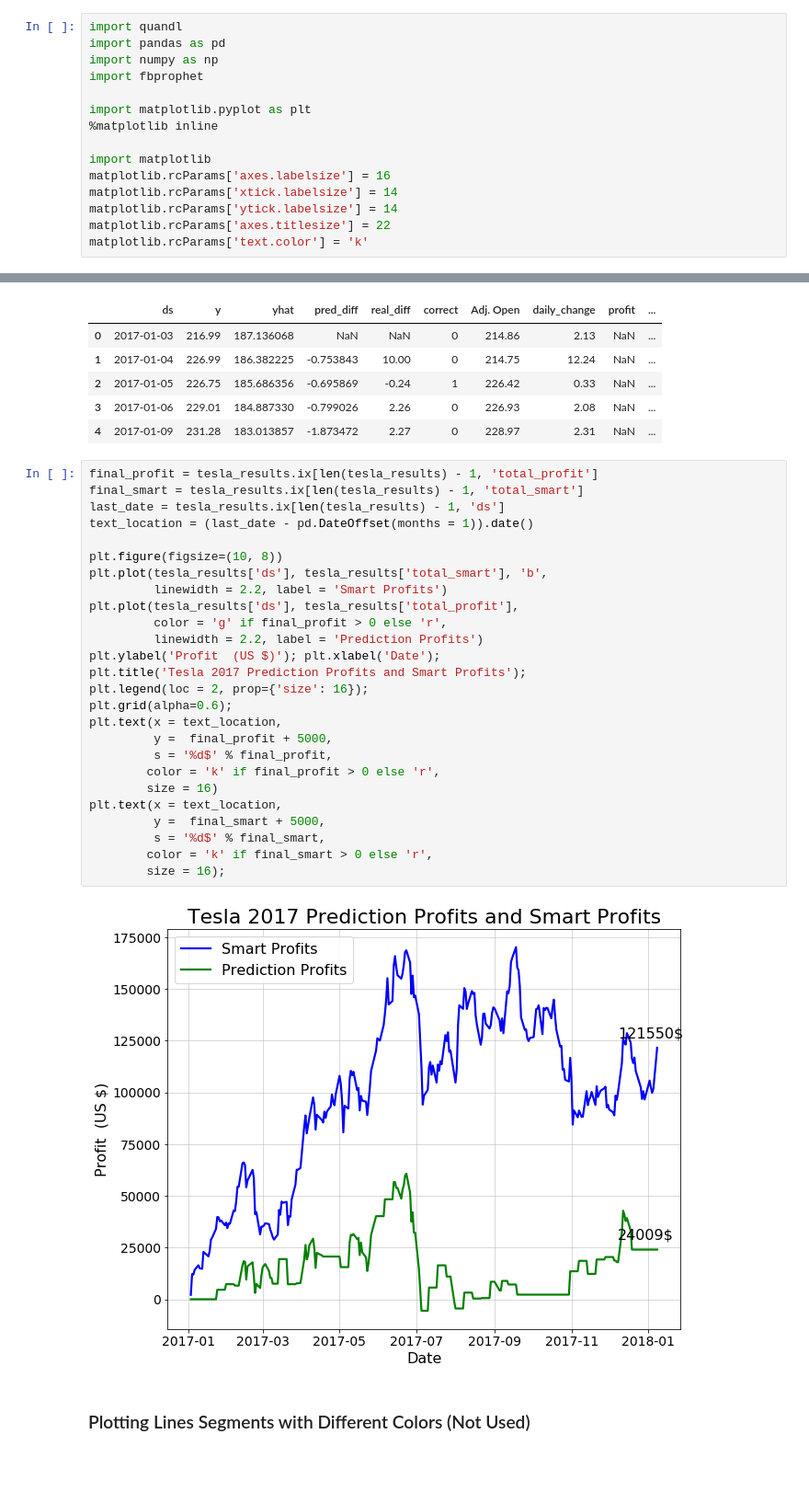
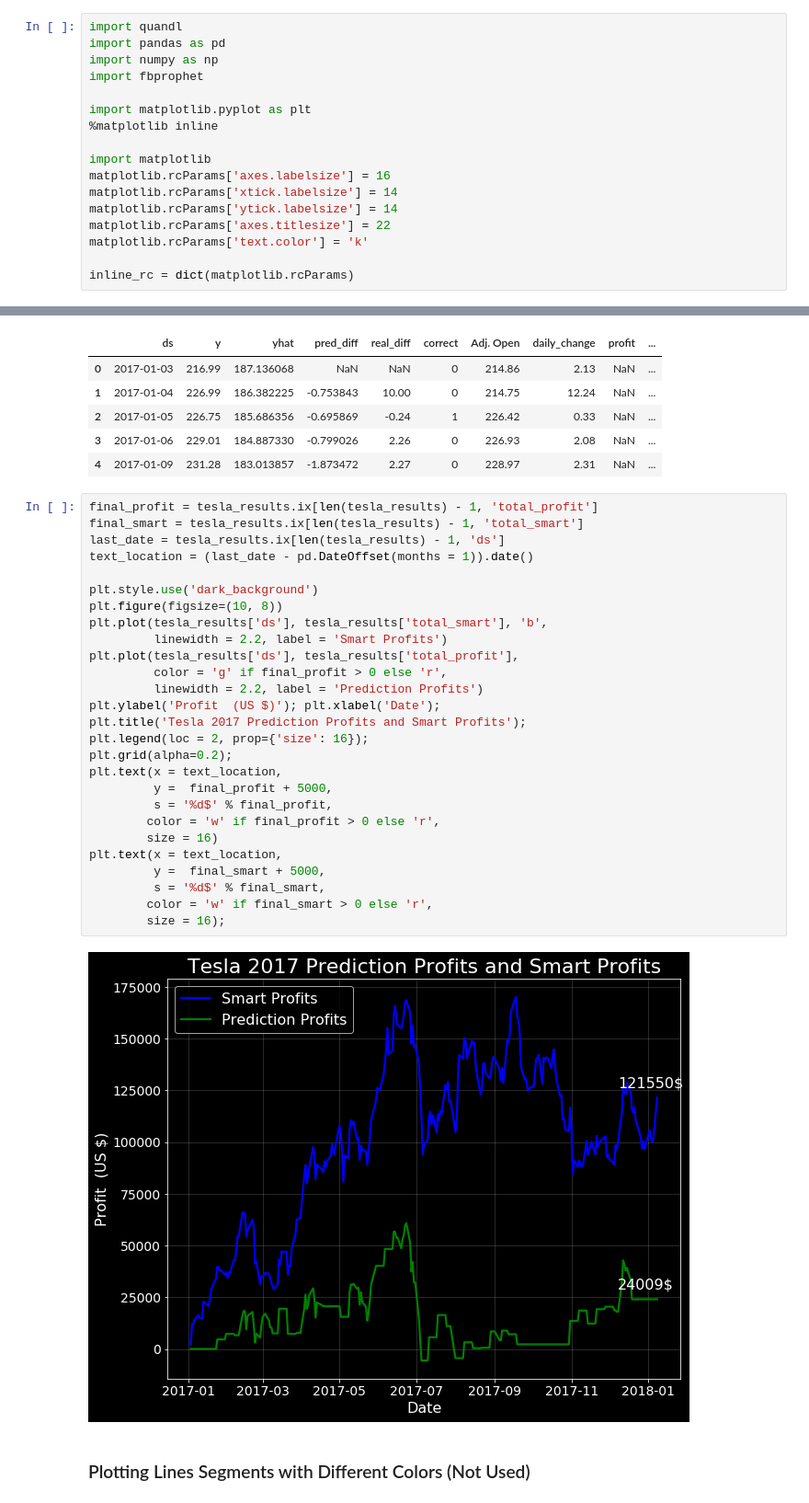
Before and after one commit to WillKoehrsen/Data-Analysis, a Jupyter notebook: additive_models/Stock Prediction with Additive Models.ipynb, the cells around one changed output, grey strips where cells are left out. Shown at 92% size. Saved outputs shown, nothing was run; the diff lists cells and outputs as text; blank space fills up the shorter version.

```diff
--- a/additive_models/Stock Prediction with Additive Models.ipynb
+++ b/additive_models/Stock Prediction with Additive Models.ipynb
@@ -17,6 +17,8 @@ matplotlib.rcParams['xtick.labelsize'] = 14
 matplotlib.rcParams['ytick.labelsize'] = 14
 matplotlib.rcParams['axes.titlesize'] = 22
 matplotlib.rcParams['text.color'] = 'k'
+
+inline_rc = dict(matplotlib.rcParams)
 # %%
 matplotlib.rcParams.keys()
 # %% [output]
@@ -187,31 +189,32 @@ tesla_results.head()
 # %%
 final_profit = tesla_results.ix[len(tesla_results) - 1, 'total_profit']
 final_smart = tesla_results.ix[len(tesla_results) - 1, 'total_smart']
 last_date = tesla_results.ix[len(tesla_results) - 1, 'ds']
 text_location = (last_date - pd.DateOffset(months = 1)).date()
 
+plt.style.use('dark_background')
 plt.figure(figsize=(10, 8))
 plt.plot(tesla_results['ds'], tesla_results['total_smart'], 'b',
          linewidth = 2.2, label = 'Smart Profits')
 plt.plot(tesla_results['ds'], tesla_results['total_profit'],
          color = 'g' if final_profit > 0 else 'r',
          linewidth = 2.2, label = 'Prediction Profits')
 plt.ylabel('Profit  (US $)'); plt.xlabel('Date');
 plt.title('Tesla 2017 Prediction Profits and Smart Profits');
 plt.legend(loc = 2, prop={'size': 16});
-plt.grid(alpha=0.6);
+plt.grid(alpha=0.2);
 plt.text(x = text_location,
          y =  final_profit + 5000,
          s = '%d$' % final_profit,
-        color = 'k' if final_profit > 0 else 'r',
+        color = 'w' if final_profit > 0 else 'r',
         size = 16)
 plt.text(x = text_location,
          y =  final_smart + 5000,
          s = '%d$' % final_smart,
-        color = 'k' if final_smart > 0 else 'r',
+        color = 'w' if final_smart > 0 else 'r',
         size = 16);
 # %% [output]
-[figure, old version]
+[figure, new version]
 # %% [markdown]
 ### Plotting Lines Segments with Different Colors (Not Used)
 # %%
```
Also changed, not shown: parts of 20 cells of this notebook, 1 other file.
